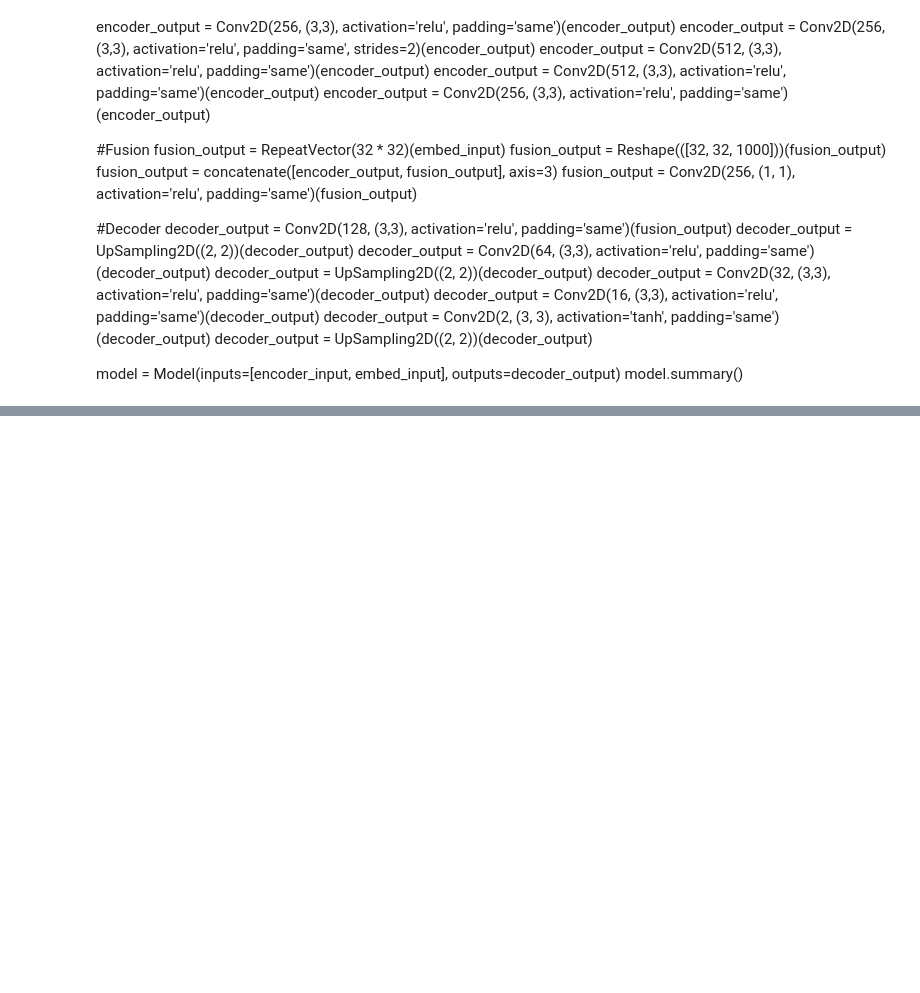
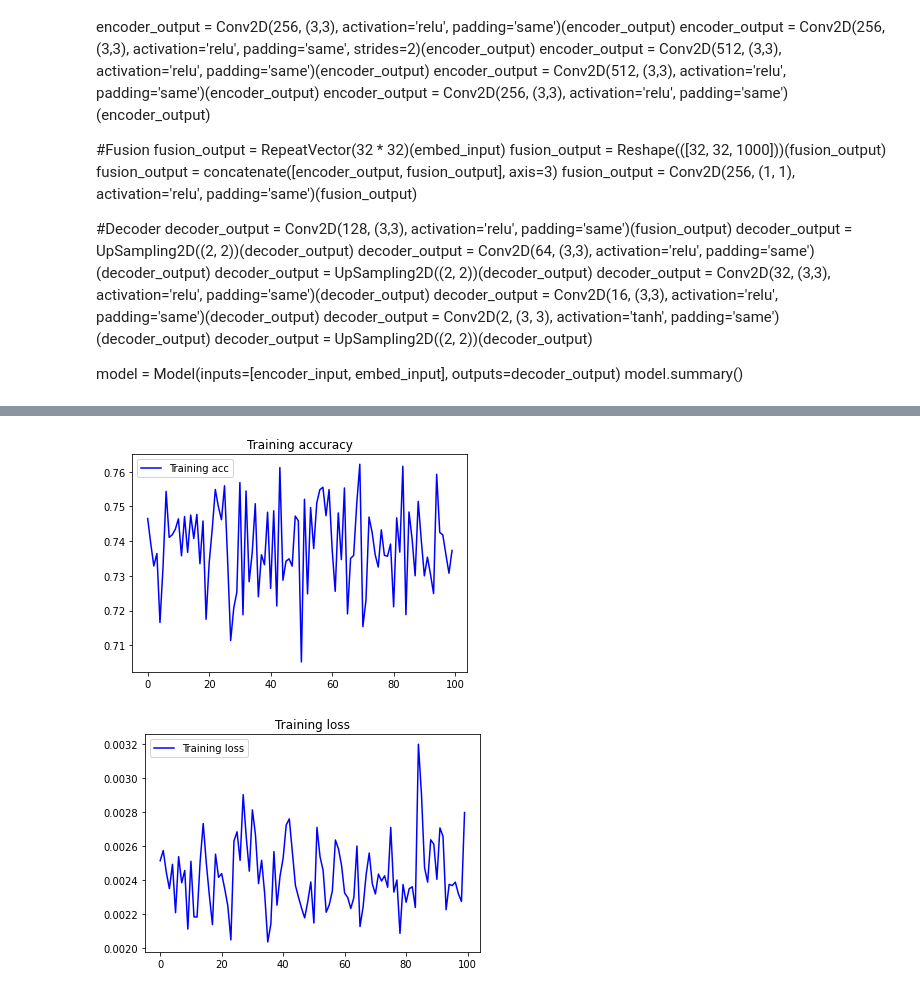
Before and after one commit to weiluo8791/Coloring-BW-in-Keras, a Jupyter notebook: Delta-version/full_version.ipynb, the cells around one changed output, grey strips where cells are left out. Saved outputs shown, nothing was run; the diff lists cells and outputs as text; code cells hidden in the pictures; blank space fills up the shorter version.

```diff
--- a/Delta-version/full_version.ipynb
+++ b/Delta-version/full_version.ipynb
@@ -135,4 +177,4 @@ def image_a_b_gen(batch_size):
         yield ([X_batch, create_inception_embedding(grayscaled_rgb)], Y_batch)
 # %%
 #Train model
-history = model.fit(image_a_b_gen(batch_size), epochs=1000, steps_per_epoch=20, callbacks=callbacks_list, verbose=1)
+history = model.fit(image_a_b_gen(batch_size), epochs=100, steps_per_epoch=20, callbacks=callbacks_list, verbose=1)
@@ -139,3 +199,19 @@ history = model.fit(image_a_b_gen(batch_size), epochs=1000, steps_per_epoch=20,
+# %%
+acc = history.history['acc']
+loss = history.history['loss']
+epochs = range(len(acc))
+plt.plot(epochs, acc, 'b', label='Training acc')
+plt.title('Training accuracy')
+plt.legend()
+plt.figure()
+plt.plot(epochs, loss, 'b', label='Training loss')
+plt.title('Training loss')
+plt.legend()
+
+plt.show()
+# %% [output]
+[figure, added]
+[figure, added]
 # %%
 # Save model
 model_json = model.to_json()
```
Also changed, not shown: parts of 5 cells of this notebook.
